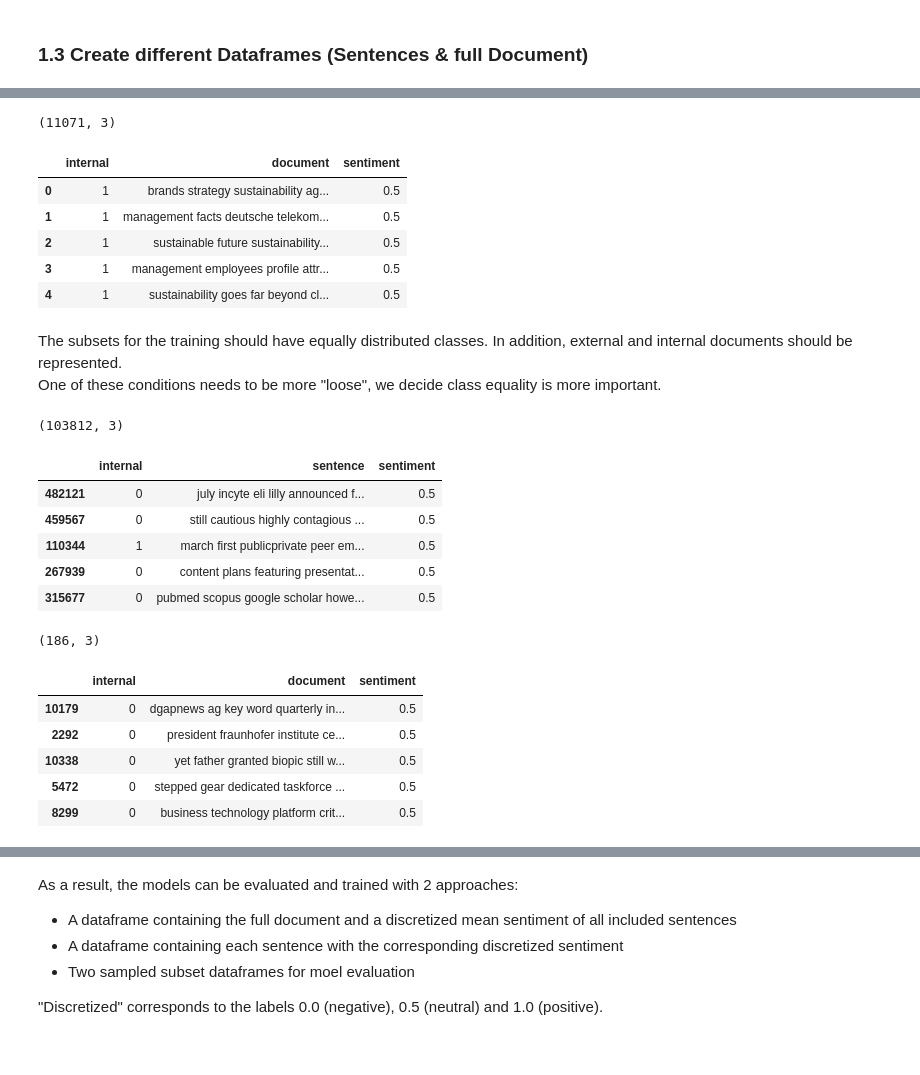
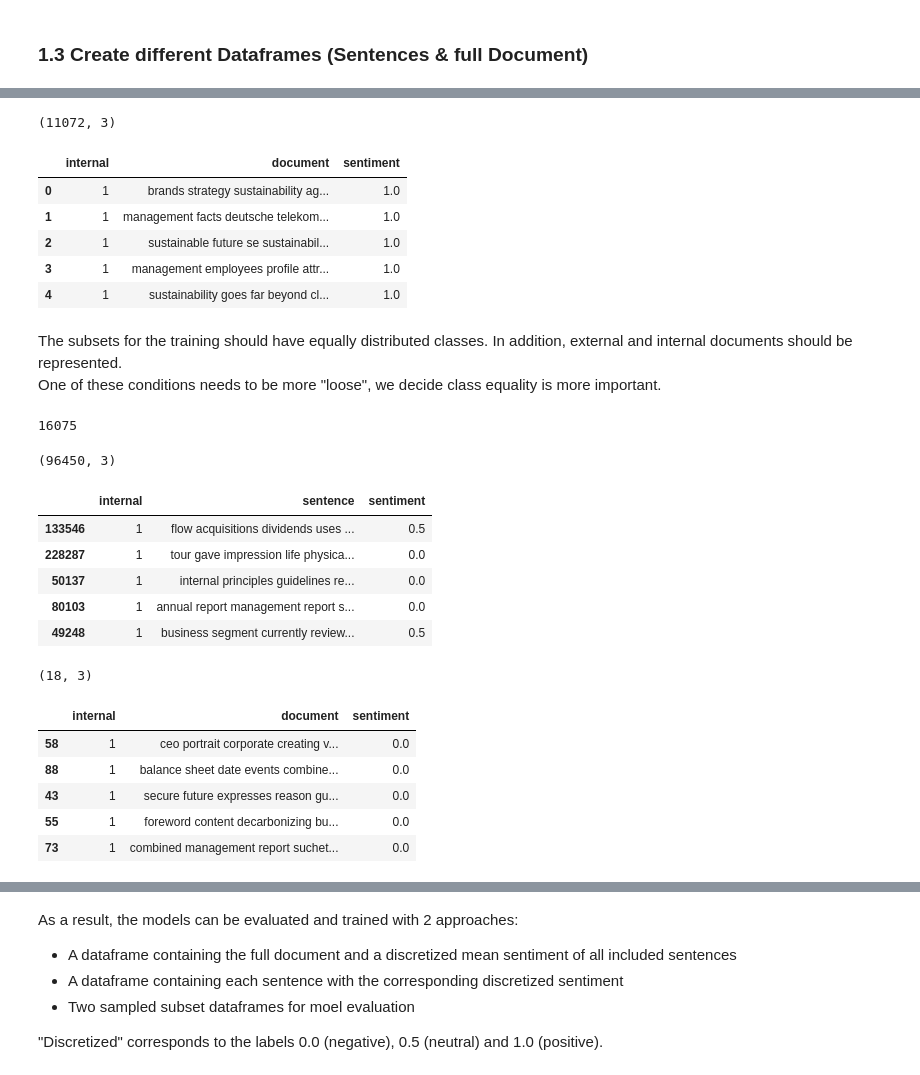
Before and after one commit to syX113/hslu-nlp, a Jupyter notebook: stage3/03-train-classifier.ipynb, the cells around one changed output, grey strips where cells are left out. Drawn from its saved outputs; the diff is of its cells as text; code cells hidden in the pictures.

```diff
--- a/stage3/03-train-classifier.ipynb
+++ b/stage3/03-train-classifier.ipynb
@@ -76,0 +111,16 @@ df.head()
+# %%
+# Function to adjust the sentiment discretization
+def discretize_sentiment(value):
+    if value <= 0.35: # Mean of st2_sentiment_llm_continuous
+        return 0.0
+    elif value <= 0.43145: # Q75 of st2_sentiment_llm_continuous + a small shift
+        return 0.5
+    else:
+        return 1.0
+
+def discretize_sentiments(sentiments):
+    if sentiments is np.nan:
+        return np.nan
+    return [discretize_sentiment(sentiment) for sentiment in sentiments]
+# %%
+df['st2_sentiment_llm_categorical'] = df['st2_sentiment_llm_continuous'].apply(discretize_sentiments)
@@ -116,17 +180,7 @@ def create_document_df(data):
 
     # Join tokens
     data['document'] = data['sentence_tokens'].apply(' '.join)  # Convert tokens to strings
-
-    # Compute the mean of the computed sentiment and discretize it
-    def discretize_sentiment(value):
-        if value <= 0.33:
-            return 0.0
-        elif value <= 0.66:
-            return 0.5
-        else:
-            return 1.0
-
-    data['sentiment'] = data['sentiment_llm_continuous'].apply(np.mean).apply(discretize_sentiment)
+    data['sentiment'] = data['st2_sentiment_llm_categorical'].apply(np.mean).apply(discretize_sentiment)
 
     # Convert types
     data['internal'] = data['internal'].astype(int)
@@ -143,58 +197,62 @@ document_df = create_document_df(df)
 print(document_df.shape)
 document_df.head()
 # %% [output]
-(11071, 3)
+(11072, 3)
 |  | internal | document | sentiment |
-| 0 | 1 | brands strategy sustainability ag... | 0.5 |
-| 1 | 1 | management facts deutsche telekom... | 0.5 |
-| 2 | 1 | sustainable future sustainability... | 0.5 |
-| 3 | 1 | management employees profile attr... | 0.5 |
-| 4 | 1 | sustainability goes far beyond cl... | 0.5 |
+| 0 | 1 | brands strategy sustainability ag... | 1.0 |
+| 1 | 1 | management facts deutsche telekom... | 1.0 |
+| 2 | 1 | sustainable future se sustainabil... | 1.0 |
+| 3 | 1 | management employees profile attr... | 1.0 |
+| 4 | 1 | sustainability goes far beyond cl... | 1.0 |
 # %% [markdown]
 The subsets for the training should have equally distributed classes. In addition, external and internal documents should be represented.
 One of these conditions needs to be more "loose", we decide class equality is more important.
+# %%
+sentence_df['sentiment'].value_counts().min()
+# %% [output]
+16075
 # %%
-def balance_sentiment_and_internal(df):
+def balance_sentiment_and_internal_sentences(df):
     # Get minimum number of observations across sentiment classes
-    min_internal_count = df['internal'].value_counts().min()
+    min_internal_count = df['sentiment'].value_counts().min()
 
     # Get the minimum number of observations between internal == 0 and internal == 1
-    min_sentiment_count = min(df[df['sentiment'] == 0].shape[0], df[df['sentiment'] == 1].shape[0], min_internal_count)
+    min_sentiment_count = min(df[df['internal'] == 0].shape[0], df[df['internal'] == 1].shape[0], min_internal_count)
 
     # Create "balanced" dataframe
-    balanced_df = pd.concat([df[df['sentiment'] == i].sample(min_sentiment_count, random_state=1) for i in df['sentiment'].unique()])
+    balanced_df = pd.concat([df[df['internal'] == i].sample(min_sentiment_count*3, random_state=1) for i in df['internal'].unique()])
 
     return balanced_df
 
 # Sample the sentence dataframe
-sub_sentence_df = balance_sentiment_and_internal(sentence_df)
+sub_sentence_df = balance_sentiment_and_internal_sentences(sentence_df)
 
 # Display header and shape
 print(sub_sentence_df.shape)
 sub_sentence_df.head()
 # %% [output]
-(103812, 3)
+(96450, 3)
 |  | internal | sentence | sentiment |
-| 482121 | 0 | july incyte eli lilly announced f... | 0.5 |
-| 459567 | 0 | still cautious highly contagious ... | 0.5 |
-| 110344 | 1 | march first publicprivate peer em... | 0.5 |
-| 267939 | 0 | content plans featuring presentat... | 0.5 |
-| 315677 | 0 | pubmed scopus google scholar howe... | 0.5 |
+| 133546 | 1 | flow acquisitions dividends uses ... | 0.5 |
+| 228287 | 1 | tour gave impression life physica... | 0.0 |
+| 50137 | 1 | internal principles guidelines re... | 0.0 |
+| 80103 | 1 | annual report management report s... | 0.0 |
+| 49248 | 1 | business segment currently review... | 0.5 |
 # %%
 # Sample the document dataframe
-sub_document_df = balance_sentiment_and_internal(document_df)
+sub_document_df = balance_sentiment_and_internal_sentences(document_df)
 
 # Display header and shape
 print(sub_document_df.shape)
 sub_document_df.head()
 # %% [output]
-(186, 3)
+(18, 3)
 |  | internal | document | sentiment |
-| 10179 | 0 | dgapnews ag key word quarterly in... | 0.5 |
-| 2292 | 0 | president fraunhofer institute ce... | 0.5 |
-| 10338 | 0 | yet father granted biopic still w... | 0.5 |
-| 5472 | 0 | stepped gear dedicated taskforce ... | 0.5 |
-| 8299 | 0 | business technology platform crit... | 0.5 |
+| 58 | 1 | ceo portrait corporate creating v... | 0.0 |
+| 88 | 1 | balance sheet date events combine... | 0.0 |
+| 43 | 1 | secure future expresses reason gu... | 0.0 |
+| 55 | 1 | foreword content decarbonizing bu... | 0.0 |
+| 73 | 1 | combined management report suchet... | 0.0 |
 # %%
 # Inspect sampling results
 print('Sentence subset:')
```
Also changed, not shown: parts of 22 cells of this notebook, 11 other files.
